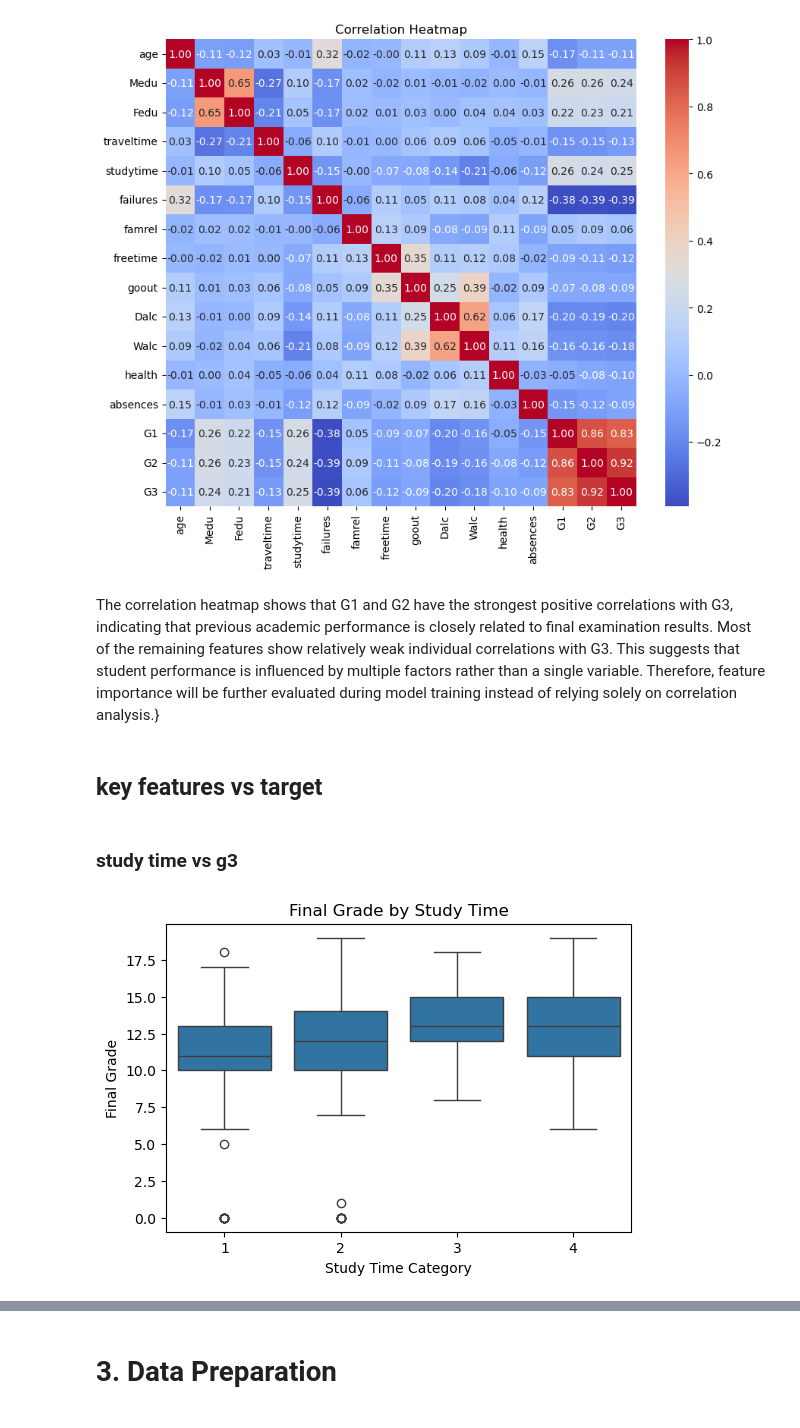
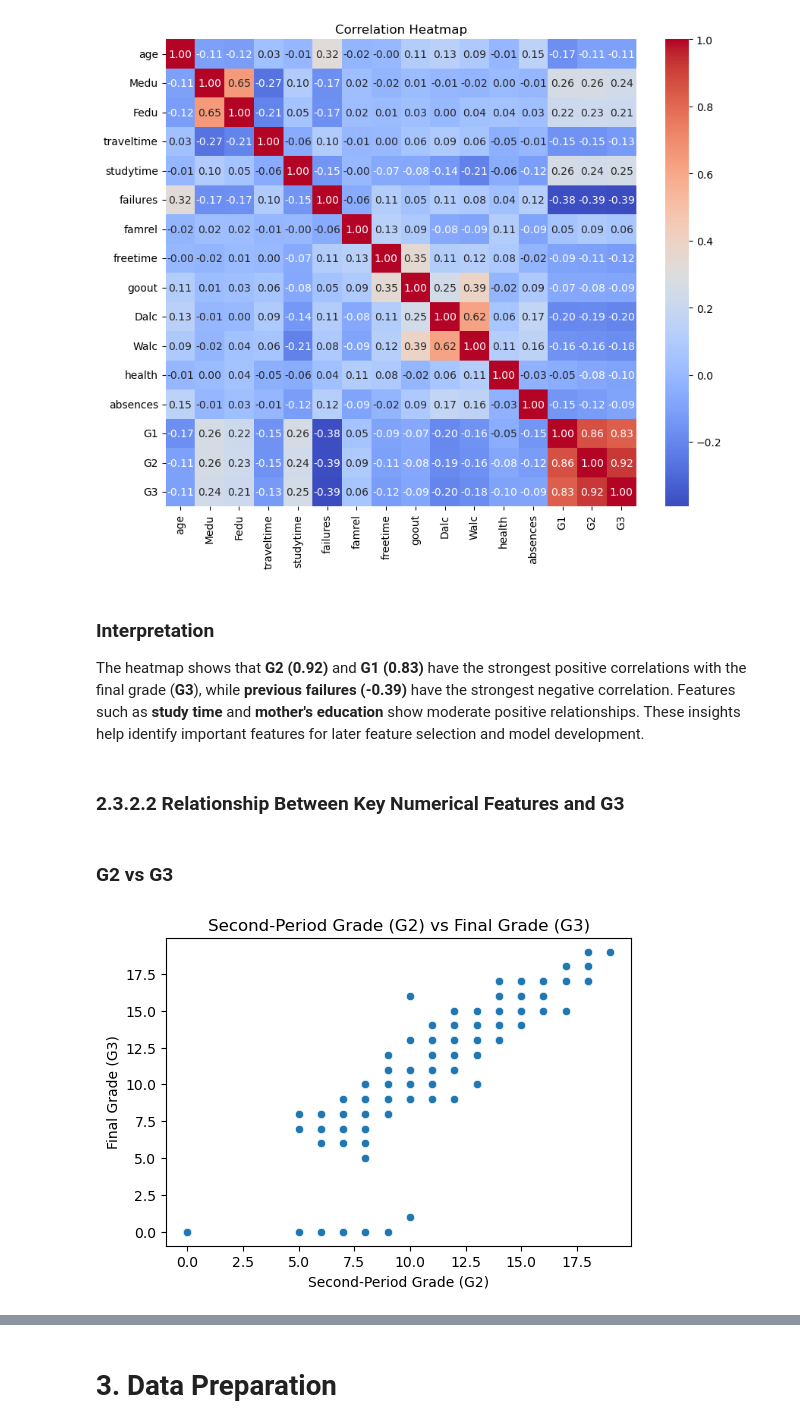
Before and after one commit to afsheenaf/student-grade-prediction, a Jupyter notebook: MLDP Program Codes Submission Template.ipynb, the cells around one changed output, grey strips where cells are left out. Drawn from its saved outputs; the diff is of its cells as text; code cells hidden in the pictures.

```diff
--- a/MLDP Program Codes Submission Template.ipynb
+++ b/MLDP Program Codes Submission Template.ipynb
@@ -302,21 +353,23 @@ plt.show()
 # %% [output]
 [figure]
 # %% [markdown]
-The correlation heatmap shows that G1 and G2 have the strongest positive correlations with G3, indicating that previous academic performance is closely related to final examination results. Most of the remaining features show relatively weak individual correlations with G3. This suggests that student performance is influenced by multiple factors rather than a single variable. Therefore, feature importance will be further evaluated during model training instead of relying solely on correlation analysis.}
+### Interpretation
+
+The heatmap shows that **G2 (0.92)** and **G1 (0.83)** have the strongest positive correlations with the final grade (**G3**), while **previous failures (-0.39)** have the strongest negative correlation. Features such as **study time** and **mother's education** show moderate positive relationships. These insights help identify important features for later feature selection and model development.
-# %% [markdown]
-## key features vs target
+# %% [markdown]
+### 2.3.2.2 Relationship Between Key Numerical Features and G3
 # %% [markdown]
-### study time vs g3
+### G2 vs G3
 # %%
-# Compare final grades across study time categories
+# Compare second-period grade with final grade
+plt.figure(figsize=(6,4))
 
-plt.figure(figsize=(6,4))
-sns.boxplot(x="studytime", y="G3", data=df)
+sns.scatterplot(data=df, x="G2", y="G3")
 
-plt.title("Final Grade by Study Time")
-plt.xlabel("Study Time Category")
-plt.ylabel("Final Grade")
+plt.title("Second-Period Grade (G2) vs Final Grade (G3)")
+plt.xlabel("Second-Period Grade (G2)")
+plt.ylabel("Final Grade (G3)")
 
 plt.show()
 # %% [output]
-[figure, old version]
+[figure, new version]
```
Also changed, not shown: parts of 150 cells of this notebook.
